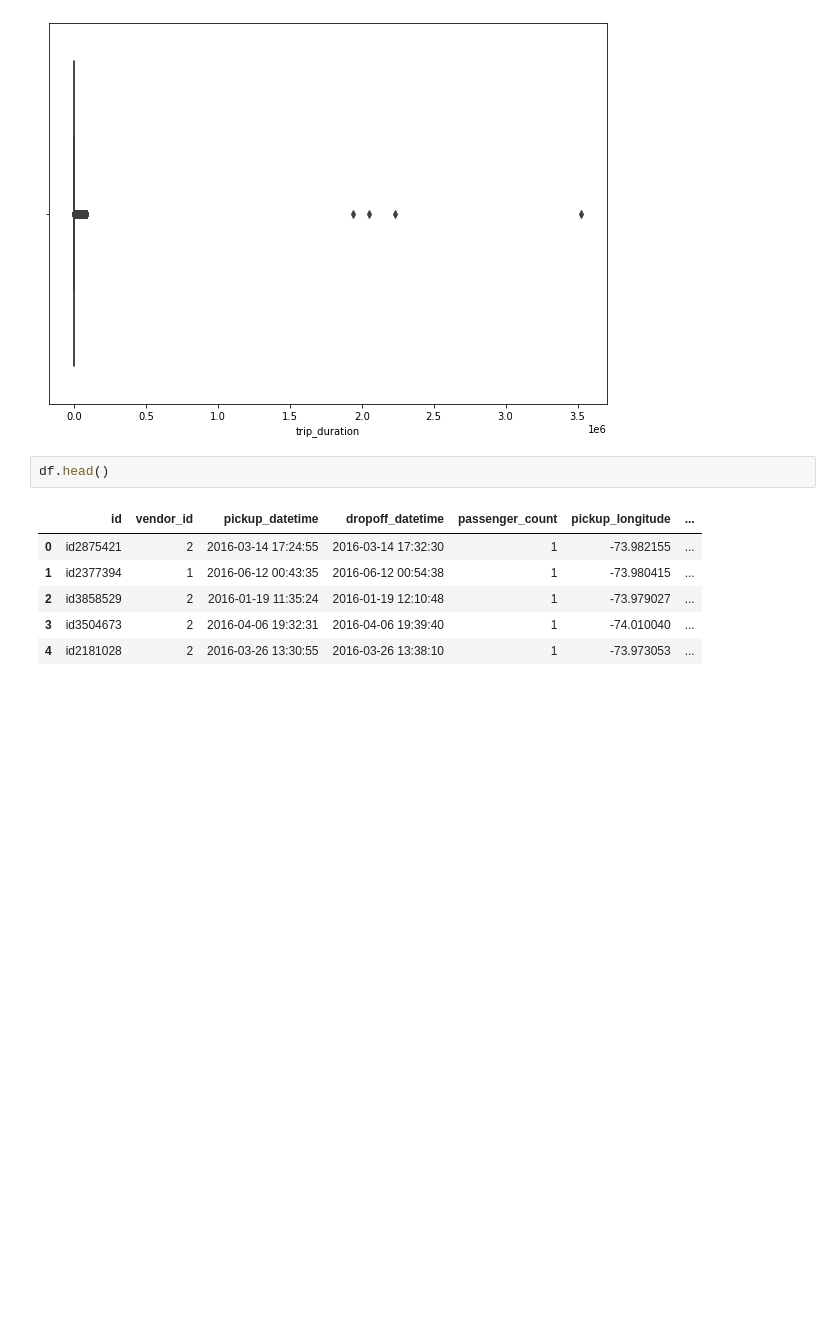
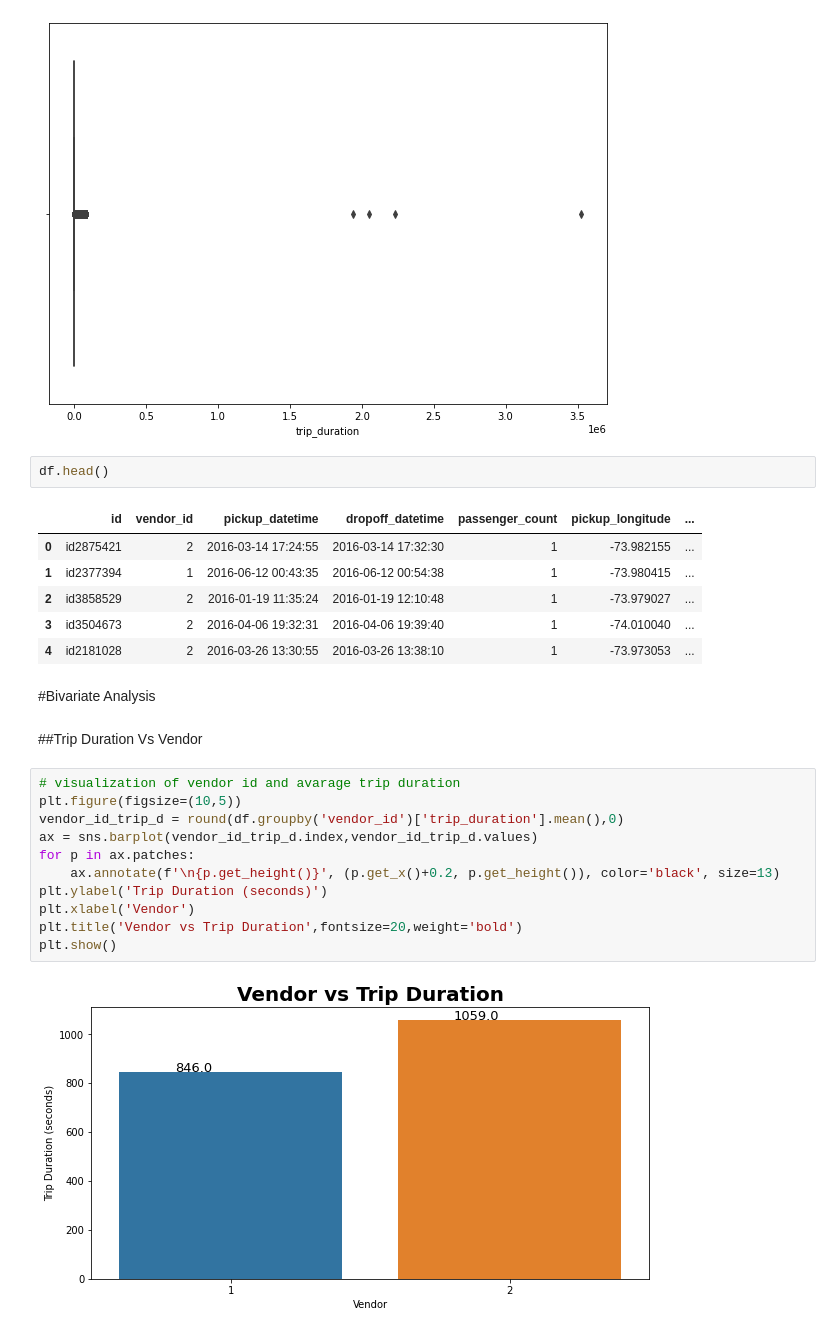
Before and after one commit to Kishan459/NYC-Taxi-Trip-Time_prediction, a Jupyter notebook: NYC_Taxi_Trip_Time_Prediction_Capstone_Project.ipynb, the cells around one changed output. Drawn from its saved outputs; the diff is of its cells as text; blank space fills up the shorter version.

```diff
--- a/NYC_Taxi_Trip_Time_Prediction_Capstone_Project.ipynb
+++ b/NYC_Taxi_Trip_Time_Prediction_Capstone_Project.ipynb
@@ -483,3 +483,20 @@ df.head()
 | 2 | id3858529 | 2 | 2016-01-19 11:35:24 | 2016-01-19 12:10:48 | 1 | -73.979027 | ... |
 | 3 | id3504673 | 2 | 2016-04-06 19:32:31 | 2016-04-06 19:39:40 | 1 | -74.010040 | ... |
 | 4 | id2181028 | 2 | 2016-03-26 13:30:55 | 2016-03-26 13:38:10 | 1 | -73.973053 | ... |
+# %% [markdown]
+#Bivariate Analysis
+# %% [markdown]
+##Trip Duration Vs Vendor
+# %%
+# visualization of vendor id and avarage trip duration
+plt.figure(figsize=(10,5))
+vendor_id_trip_d = round(df.groupby('vendor_id')['trip_duration'].mean(),0)
+ax = sns.barplot(vendor_id_trip_d.index,vendor_id_trip_d.values)
+for p in ax.patches:
+    ax.annotate(f'\n{p.get_height()}', (p.get_x()+0.2, p.get_height()), color='black', size=13)
+plt.ylabel('Trip Duration (seconds)')
+plt.xlabel('Vendor')
+plt.title('Vendor vs Trip Duration',fontsize=20,weight='bold')
+plt.show()
+# %% [output]
+[figure, added]
```
Also changed, not shown: parts of 13 cells of this notebook.
